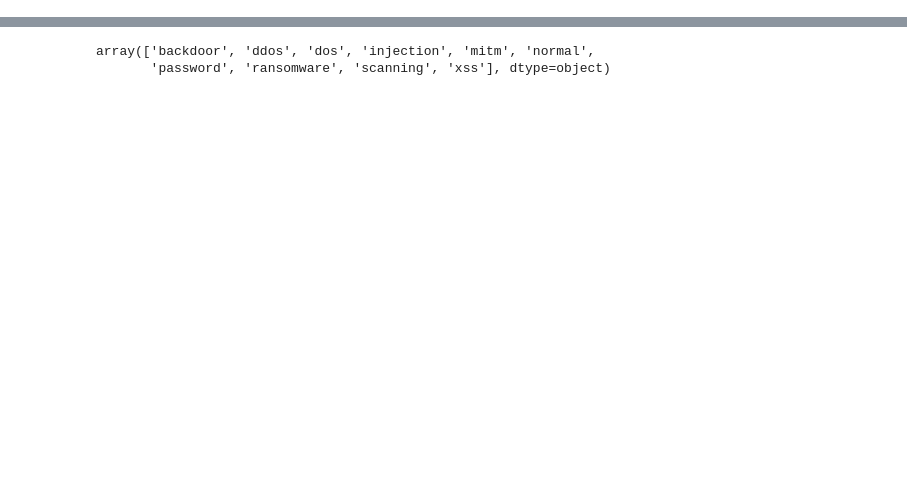
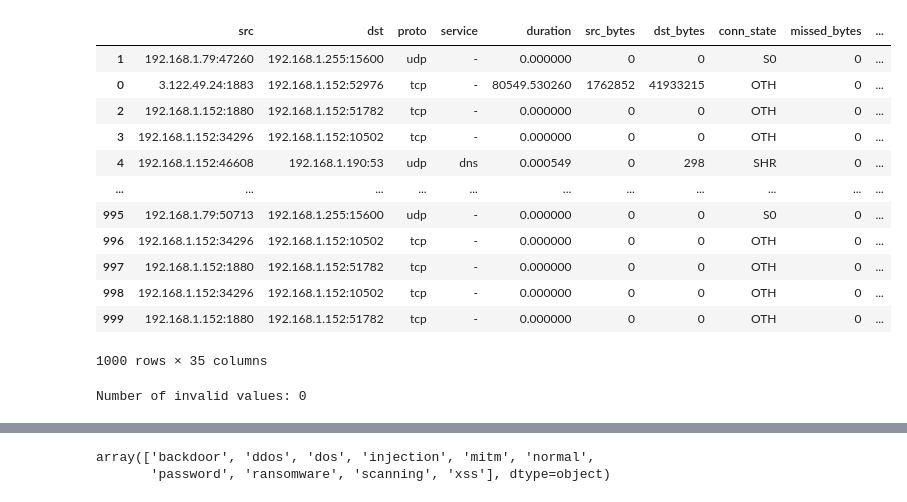
Before and after one commit to aron123/Online-IDS-GNN, a Jupyter notebook: notebooks/ton-iot-preprocess.ipynb, the cells around one changed output, grey strips where cells are left out. Cells and saved outputs as stored; diff of their text form; code cells hidden in the pictures; blank space fills up the shorter version.

```diff
--- a/notebooks/ton-iot-preprocess.ipynb
+++ b/notebooks/ton-iot-preprocess.ipynb
@@ -93,0 +11,4 @@ raw_df
+# %%
+df = dd.read_csv(Path(DATA_FOLDER) / 'combined.csv', dtype={'src_bytes': 'object', 'uid': 'object'})
+
+df.head()
@@ -93,0 +23,48 @@ raw_df
+# %%
+df = df.sort_values('ts')
+
+# time split
+split_secs = 20
+start_time = df['ts'].min().compute()
+df['time_group'] = (df['ts'] - start_time) // split_secs
+
+# construct src and dst, drop unnecessary columns
+df['src'] = df['src_ip'].astype('str') + ':' + df['src_port'].astype('str')
+df['dst'] = df['dst_ip'].astype('str') + ':' + df['dst_port'].astype('str')
+df = df.drop(columns=['uid', 'ts', 'src_ip', 'dst_ip', 'src_port','dst_port','http_uri','weird_name','weird_addl','weird_notice','dns_query','ssl_subject','ssl_issuer','http_user_agent','label'])
+
+# order columns
+cols = ['src', 'dst'] + [col for col in df.columns if col not in ['src', 'dst']]
+df = df[cols]
+
+# rename "type" to "label"
+df = df.rename(columns={"type": "label"})
+
+# fix mislabeled values in 'src_bytes' column
+df['src_bytes'] = df['src_bytes'].map_partitions(
+    lambda s: s.astype('object').replace('0.0.0.0', '0').astype(int),
+    meta=('src_bytes', 'int64')
+)
+
+df.head(1000)
+# %% [output]
+|  | src | dst | proto | service | duration | src_bytes | dst_bytes | conn_state | missed_bytes | ... |
+| 1 | 192.168.1.79:47260 | 192.168.1.255:15600 | udp | - | 0.000000 | 0 | 0 | S0 | 0 | ... |
+| 0 | 3.122.49.24:1883 | 192.168.1.152:52976 | tcp | - | 80549.530260 | 1762852 | 41933215 | OTH | 0 | ... |
+| 2 | 192.168.1.152:1880 | 192.168.1.152:51782 | tcp | - | 0.000000 | 0 | 0 | OTH | 0 | ... |
+| 3 | 192.168.1.152:34296 | 192.168.1.152:10502 | tcp | - | 0.000000 | 0 | 0 | OTH | 0 | ... |
+| 4 | 192.168.1.152:46608 | 192.168.1.190:53 | udp | dns | 0.000549 | 0 | 298 | SHR | 0 | ... |
+| ... | ... | ... | ... | ... | ... | ... | ... | ... | ... | ... |
+| 995 | 192.168.1.79:50713 | 192.168.1.255:15600 | udp | - | 0.000000 | 0 | 0 | S0 | 0 | ... |
+| 996 | 192.168.1.152:34296 | 192.168.1.152:10502 | tcp | - | 0.000000 | 0 | 0 | OTH | 0 | ... |
+| 997 | 192.168.1.152:1880 | 192.168.1.152:51782 | tcp | - | 0.000000 | 0 | 0 | OTH | 0 | ... |
+| 998 | 192.168.1.152:34296 | 192.168.1.152:10502 | tcp | - | 0.000000 | 0 | 0 | OTH | 0 | ... |
+| 999 | 192.168.1.152:1880 | 192.168.1.152:51782 | tcp | - | 0.000000 | 0 | 0 | OTH | 0 | ... |
+1000 rows × 35 columns
+# %%
+# check for inf and nan values
+numeric_df = df.select_dtypes(include=[np.number])
+rows_with_invalid = numeric_df.map_partitions(lambda part: (np.isinf(part) | part.isna()).any(axis=1), meta=bool)
+print(f'Number of invalid values: {int(rows_with_invalid.sum().compute())}')
+# %% [output]
+Number of invalid values: 0
```
Also changed, not shown: parts of 20 cells of this notebook, 21 other files.
